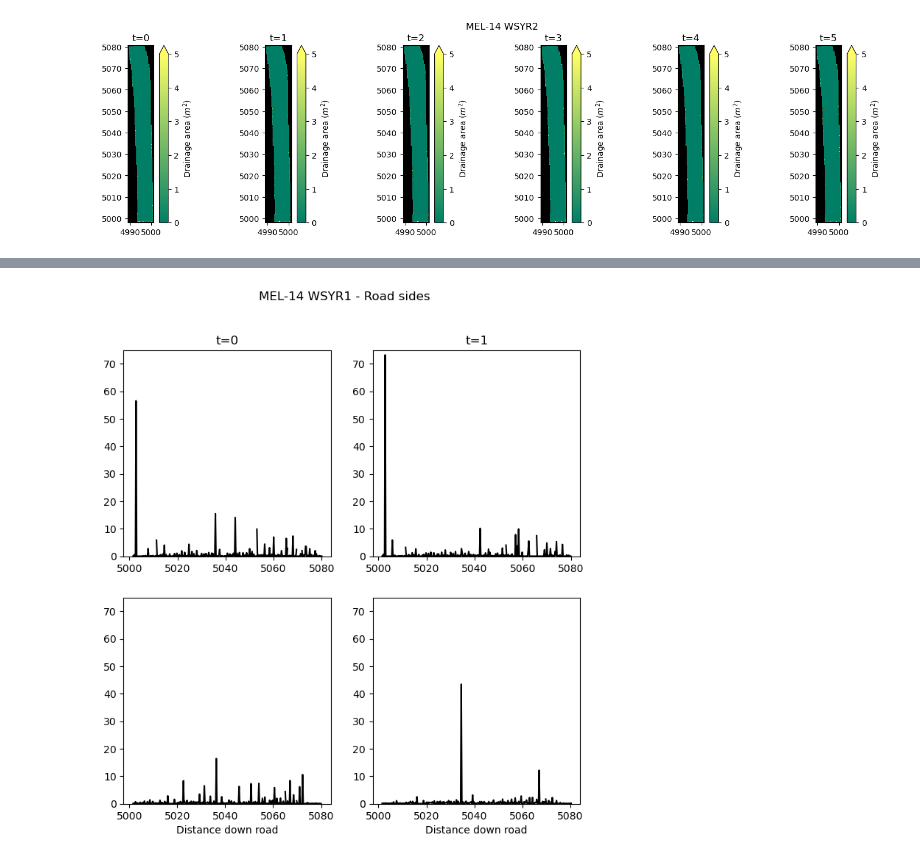
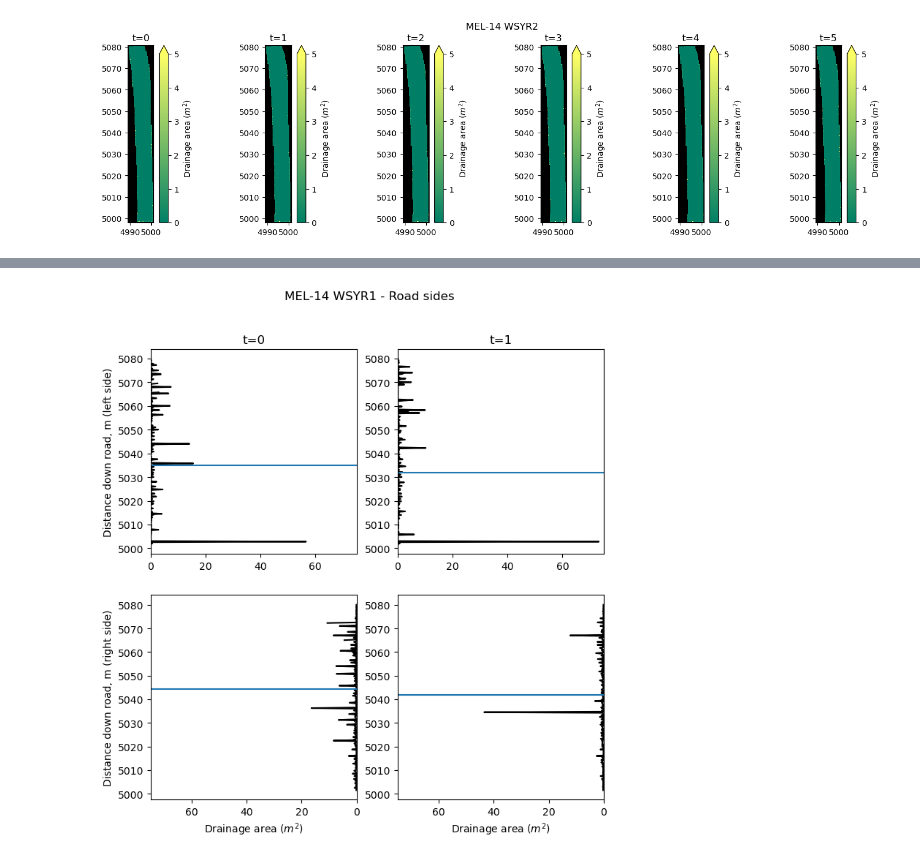
Before and after one commit to amanaster2/micro_diff, a Jupyter notebook: notebooks/flow_pathway_analysis.ipynb, the cells around one changed output, grey strips where cells are left out. Saved outputs shown, nothing was run; the diff lists cells and outputs as text; code cells hidden in the pictures.

Commit message:
Figured out how to calculate the center of mass like a smart little PhD candidate

```diff
--- a/notebooks/flow_pathway_analysis.ipynb
+++ b/notebooks/flow_pathway_analysis.ipynb
@@ -402,9 +405,9 @@ for i in range(len(m14_wsyr2_dem_files)):
 [figure]
 [figure]
 # %%
-k13_west = '/home/adalvis/github/micro_diff/data/vectors/kid_mask/west_boundary_k13.shp'
+k13_west = '/home/adalvis/github/micro_diff/data/vectors/kid_mask/west_boundary_k13_fixed.shp'
 k13_south = '/home/adalvis/github/micro_diff/data/vectors/kid_mask/south_boundary_k13.shp'
-k13_east = '/home/adalvis/github/micro_diff/data/vectors/kid_mask/east_boundary_k13.shp'
+k13_east = '/home/adalvis/github/micro_diff/data/vectors/kid_mask/east_boundary_k13_fixed.shp'
 
 # grab shapefile crs to write to rasters
 k13_crs = gpd.read_file(k13_mask_path).crs
@@ -437,13 +440,15 @@ for i in range(len(k13_wsyr2_dem_files)):
     k13_wsyr2_south[i] = k13_wsyr2[i].rio.clip(k13_south_gdf.geometry)
     k13_wsyr2_east[i] = k13_wsyr2[i].rio.clip(k13_east_gdf.geometry)
 # %%
-m14_west = '/home/adalvis/github/micro_diff/data/vectors/mel_mask/west_boundary_m14.shp'
+m14_west_yr1 = '/home/adalvis/github/micro_diff/data/vectors/mel_mask/west_boundary_m14_fixed1.shp'
+m14_west_yr2 = '/home/adalvis/github/micro_diff/data/vectors/mel_mask/west_boundary_m14_fixed2.shp'
 m14_south = '/home/adalvis/github/micro_diff/data/vectors/mel_mask/south_boundary_m14.shp'
-m14_east = '/home/adalvis/github/micro_diff/data/vectors/mel_mask/east_boundary_m14.shp'
+m14_east = '/home/adalvis/github/micro_diff/data/vectors/mel_mask/east_boundary_m14_fixed.shp'
 
 # grab shapefile crs to write to rasters
 m14_crs = gpd.read_file(m14_mask_path).crs
-m14_west_gdf = gpd.read_file(m14_west)
+m14_west_gdf_yr1 = gpd.read_file(m14_west_yr1)
+m14_west_gdf_yr2 = gpd.read_file(m14_west_yr2)
 m14_south_gdf = gpd.read_file(m14_south)
 m14_east_gdf = gpd.read_file(m14_east)
 
@@ -452,7 +457,7 @@ m14_wsyr1_west = dict()
 m14_wsyr1_south = dict()
 m14_wsyr1_east = dict()
 for i in range(len(m14_wsyr1_dem_files)):
-    m14_wsyr1_west[i] = m14_wsyr1[i].rio.clip(m14_west_gdf.geometry)
+    m14_wsyr1_west[i] = m14_wsyr1[i].rio.clip(m14_west_gdf_yr1.geometry)
     m14_wsyr1_south[i] = m14_wsyr1[i].rio.clip(m14_south_gdf.geometry)
     m14_wsyr1_east[i] = m14_wsyr1[i].rio.clip(m14_east_gdf.geometry)
 
@@ -460,7 +465,7 @@ m14_dsyr1_west = dict()
 m14_dsyr1_south = dict()
 m14_dsyr1_east = dict()
 for i in range(len(m14_dsyr1_dem_files)):
-    m14_dsyr1_west[i] = m14_dsyr1[i].rio.clip(m14_west_gdf.geometry)
+    m14_dsyr1_west[i] = m14_dsyr1[i].rio.clip(m14_west_gdf_yr1.geometry)
     m14_dsyr1_south[i] = m14_dsyr1[i].rio.clip(m14_south_gdf.geometry)
     m14_dsyr1_east[i] = m14_dsyr1[i].rio.clip(m14_east_gdf.geometry)
 
@@ -468,6 +473,6 @@ m14_wsyr2_west = dict()
 m14_wsyr2_south = dict()
 m14_wsyr2_east = dict()
 for i in range(len(m14_wsyr2_dem_files)):
-    m14_wsyr2_west[i] = m14_wsyr2[i].rio.clip(m14_west_gdf.geometry)
+    m14_wsyr2_west[i] = m14_wsyr2[i].rio.clip(m14_west_gdf_yr2.geometry)
     m14_wsyr2_south[i] = m14_wsyr2[i].rio.clip(m14_south_gdf.geometry)
     m14_wsyr2_east[i] = m14_wsyr2[i].rio.clip(m14_east_gdf.geometry)
@@ -578,65 +626,92 @@ ValueError: operands could not be broadcast together with shapes (321,) (18,)
 #WSYR1
 fig0, ax = plt.subplots(2, 2, figsize=(8,8))
 fig0.suptitle('MEL-14 WSYR1 - Road sides', x=0.5)
+cgx_w = np.zeros(len(m14_wsyr1_dem_files))
+cgx_e = np.zeros(len(m14_wsyr1_dem_files))
 for i in range(len(m14_wsyr1_dem_files)):
-    ax[0, i].plot(m14_wsyr1_west[i]['y'], m14_wsyr1_west[i].values, color='k')
-    ax[1, i].plot(m14_wsyr1_east[i]['y'], m14_wsyr1_east[i].values, color='k')
+    cgx_w[i] = np.sum((m14_wsyr1_west[i].values[~np.isnan(m14_wsyr1_west[i])]*m14_wsyr1_west[i]['y']))/np.sum(m14_wsyr1_west[i].values[~np.isnan(m14_wsyr1_west[i])])
+    ax[0, i].plot(m14_wsyr1_west[i].values, m14_wsyr1_west[i]['y'], color='k')
+    ax[0,i].plot([0,75], [cgx_w[i],cgx_w[i]])
+
+    cgx_e[i] = np.sum((m14_wsyr1_east[i].values[~np.isnan(m14_wsyr1_east[i])]*m14_wsyr1_east[i]['y']))/np.sum(m14_wsyr1_east[i].values[~np.isnan(m14_wsyr1_east[i])])
+    ax[1, i].plot(m14_wsyr1_east[i].values, m14_wsyr1_east[i]['y'], color='k')
+    ax[1, i].plot([0,75], [cgx_e[i],cgx_e[i]])
+
     ax[0, i].set_title('t=%i' %i)
-    ax[1, i].set_xlabel('Distance down road')
-    ax[0, i].set_ylim(0,75)
-    ax[1, i].set_ylim(0,75)
-    ax[0, 0].set_ylabel('Drainage area ($m^2$)')
-    ax[1, 0].set_ylabel('Drainage area ($m^2$)')
+    ax[0, 0].set_ylabel('Distance down road, m (left side)')
+    ax[1, 0].set_ylabel('Distance down road, m (right side)')
+    ax[0, i].set_xlim(0,75)
+    ax[1, i].set_xlim(0,75)
+    ax[1, i].set_xlabel('Drainage area ($m^2$)')
+    ax[1, i].invert_xaxis()
 
 fig1, ax = plt.subplots(1, 2, figsize=(8,4))
 fig1.suptitle('MEL-14 WSYR1 - Bottom of road', x=0.5)
 for i in range(len(m14_wsyr1_dem_files)):
-    ax[i].plot(m14_wsyr1_south[i]['x'], m14_wsyr1_south[i].values[0], color='k')
+    ax[i].bar(m14_wsyr1_south[i]['x'], m14_wsyr1_south[i].values[0], width = 0.25, color='k')
     ax[i].set_ylim(0,75)
     ax[i].set_title('t=%i' %i)
     ax[i].set_xlabel('Distance across road')
 
 #DSYR1
 fig0, ax = plt.subplots(2, 2, figsize=(8,8))
 fig0.suptitle('MEL-14 DSYR1 - Road sides', x=0.5)
+cgx_w = np.zeros(len(m14_dsyr1_dem_files))
+cgx_e = np.zeros(len(m14_dsyr1_dem_files))
 for i in range(len(m14_dsyr1_dem_files)):
-    ax[0, i].plot(m14_dsyr1_west[i]['y'], m14_dsyr1_west[i].values, color='k')
-    ax[1, i].plot(m14_dsyr1_east[i]['y'], m14_dsyr1_east[i].values, color='k')
+    cgx_w[i] = np.sum((m14_dsyr1_west[i].values[~np.isnan(m14_dsyr1_west[i])]*m14_dsyr1_west[i]['y']))/np.sum(m14_dsyr1_west[i].values[~np.isnan(m14_dsyr1_west[i])])
+    ax[0, i].plot(m14_dsyr1_west[i].values, m14_dsyr1_west[i]['y'], color='k')
+    ax[0,i].plot([0,75], [cgx_w[i],cgx_w[i]])
+
+    cgx_e[i] = np.sum((m14_dsyr1_east[i].values[~np.isnan(m14_dsyr1_east[i])]*m14_dsyr1_east[i]['y']))/np.sum(m14_dsyr1_east[i].values[~np.isnan(m14_dsyr1_east[i])])
+    ax[1, i].plot(m14_dsyr1_east[i].values, m14_dsyr1_east[i]['y'], color='k')
+    ax[1, i].plot([0,75], [cgx_e[i],cgx_e[i]])
+
     ax[0, i].set_title('t=%i' %i)
-    ax[1, i].set_xlabel('Distance down road')
-    ax[0, i].set_ylim(0,60)
-    ax[1, i].set_ylim(0,60)
-    ax[0, 0].set_ylabel('Drainage area ($m^2$)')
-    ax[1, 0].set_ylabel('Drainage area ($m^2$)')
+    ax[0, 0].set_ylabel('Distance down road, m (left side)')
+    ax[1, 0].set_ylabel('Distance down road, m (right side)')
+    ax[0, i].set_xlim(0,75)
+    ax[1, i].set_xlim(0,75)
+    ax[1, i].set_xlabel('Drainage area ($m^2$)')
+    ax[1, i].invert_xaxis()
 
 fig1, ax = plt.subplots(1, 2, figsize=(8,4))
 fig1.suptitle('MEL-14 DSYR1 - Bottom of road', x=0.5)
 for i in range(len(m14_dsyr1_dem_files)):
-    ax[i].plot(m14_dsyr1_south[i]['x'], m14_dsyr1_south[i].values[0], color='k')
+    ax[i].bar(m14_dsyr1_south[i]['x'], m14_dsyr1_south[i].values[0], width = 0.25, color='k')
     ax[i].set_ylim(0,60)
     ax[i].set_title('t=%i' %i)
     ax[i].set_xlabel('Distance across road')
 
 
 #WSYR2
-fig0, ax = plt.subplots(2, 6, figsize=(18,8))
+fig0, ax = plt.subplots(2, 6, figsize=(21,8))
 fig0.suptitle('MEL-14 WSYR2 - Road sides', x=0.5)
+cgx_w = np.zeros(len(m14_wsyr2_dem_files))
+cgx_e = np.zeros(len(m14_wsyr2_dem_files))
 for i in range(len(m14_wsyr2_dem_files)):
-    ax[0, i].plot(m14_wsyr2_west[i]['y'], m14_wsyr2_west[i].values, color='k')
-    ax[1, i].plot(m14_wsyr2_east[i]['y'], m14_wsyr2_east[i].values, color='k')
+    cgx_w[i] = np.sum((m14_wsyr2_west[i].values[~np.isnan(m14_wsyr2_west[i])]*m14_wsyr2_west[i]['y']))/np.sum(m14_wsyr2_west[i].values[~np.isnan(m14_wsyr2_west[i])])
+    ax[0, i].plot(m14_wsyr2_west[i].values, m14_wsyr2_west[i]['y'], color='k')
+    ax[0,i].plot([0,75], [cgx_w[i],cgx_w[i]])
+
+    cgx_e[i] = np.sum((m14_wsyr2_east[i].values[~np.isnan(m14_wsyr2_east[i])]*m14_wsyr2_east[i]['y']))/np.sum(m14_wsyr2_east[i].values[~np.isnan(m14_wsyr2_east[i])])
+    ax[1, i].plot(m14_wsyr2_east[i].values, m14_wsyr2_east[i]['y'], color='k')
+    ax[1, i].plot([0,75], [cgx_e[i],cgx_e[i]])
+
     ax[0, i].set_title('t=%i' %i)
-    ax[1, i].set_xlabel('Distance down road')
-    ax[0, i].set_ylim(0,40)
-    ax[1, i].set_ylim(0,40)
-    ax[0, 0].set_ylabel('Drainage area ($m^2$)')
-    ax[1, 0].set_ylabel('Drainage area ($m^2$)')
+    ax[0, 0].set_ylabel('Distance down road, m (left side)')
+    ax[1, 0].set_ylabel('Distance down road, m (right side)')
+    ax[0, i].set_xlim(0,75)
+    ax[1, i].set_xlim(0,75)
+    ax[1, i].set_xlabel('Drainage area ($m^2$)')
+    ax[1, i].invert_xaxis()
 
 fig1, ax = plt.subplots(1, 6, figsize=(18,4))
 fig1.suptitle('MEL-14 WSYR2 - Bottom of road', x=0.5)
 for i in range(len(m14_wsyr2_dem_files)):
-    ax[i].plot(m14_wsyr2_south[i]['x'], m14_wsyr2_south[i].values[0], color='k')
+    ax[i].bar(m14_wsyr2_south[i]['x'], m14_wsyr2_south[i].values[0], width = 0.25, color='k')
     ax[i].set_ylim(0,40)
     ax[i].set_title('t=%i' %i)
     ax[i].set_xlabel('Distance across road')
 # %% [output]
-[figure, old version]
+[figure, new version]
```
Also changed, not shown: parts of 10 cells of this notebook.
